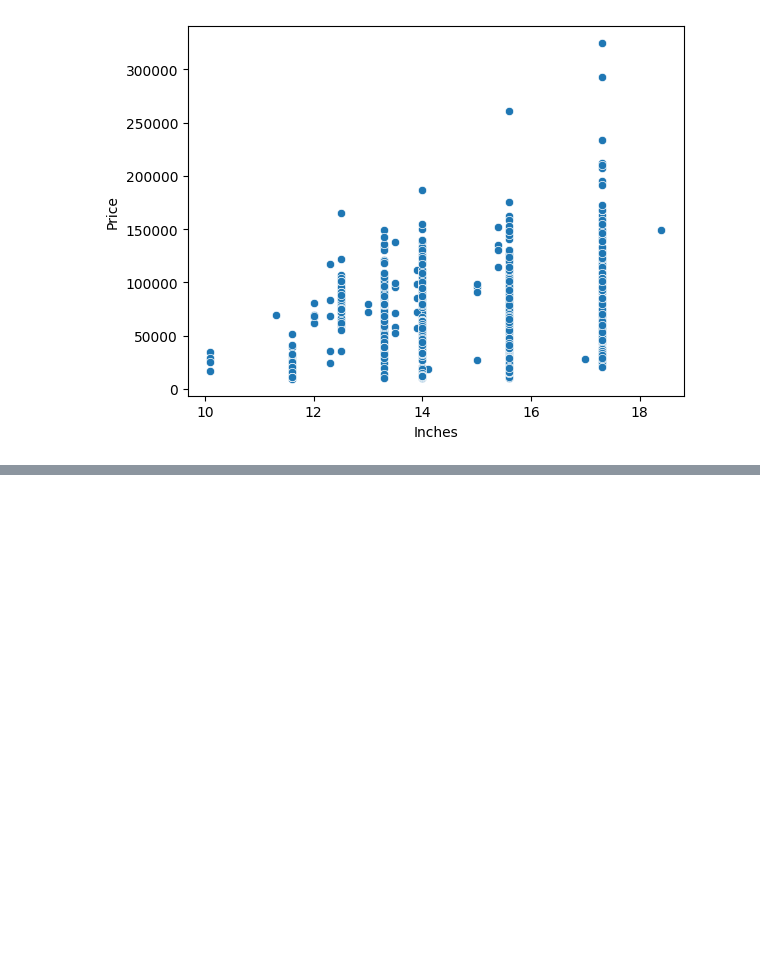
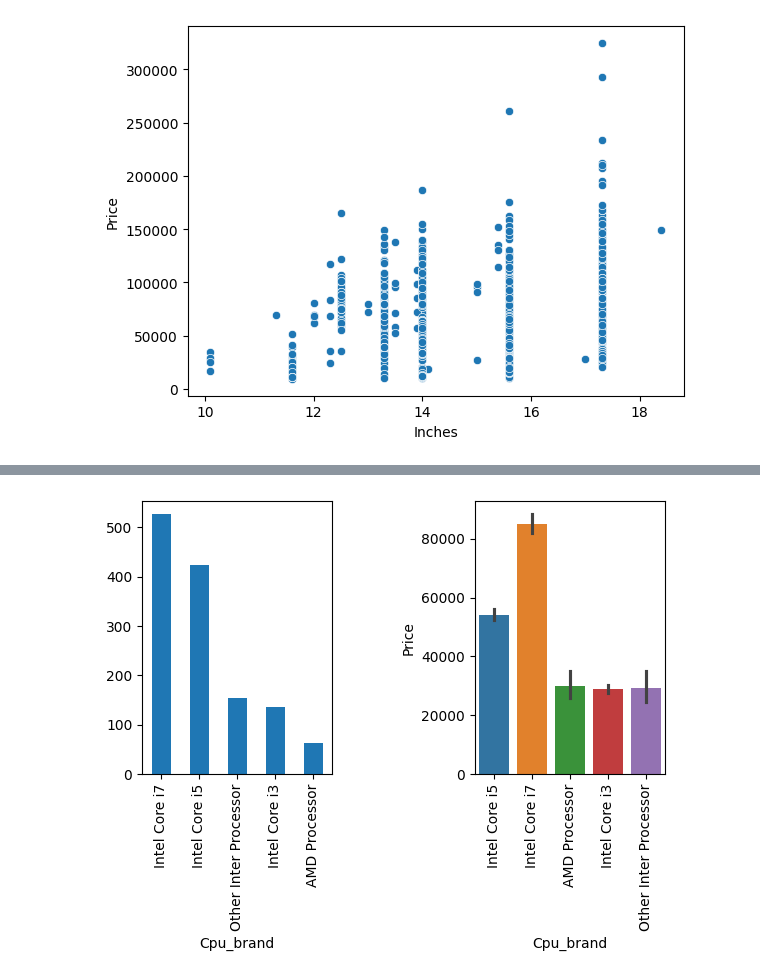
Before and after one commit to shivshankarsajeev/laptop-price, a Jupyter notebook: notebook.ipynb, the cells around one changed output, grey strips where cells are left out. Saved outputs shown, nothing was run; the diff lists cells and outputs as text; code cells hidden in the pictures; blank space fills up the shorter version.

```diff
--- a/notebook.ipynb
+++ b/notebook.ipynb
@@ -122,0 +180,2 @@ sns.scatterplot(data=data, x='Inches', y='Price')
+# %%
+df = df.drop(columns=['Inches','X_res','Y_res'])
@@ -123 +198,3 @@ sns.scatterplot(data=data, x='Inches', y='Price')
+# %%
+df['Cpu_new'] = df['Cpu'].apply(lambda x: " ".join(x.split()[0:3]))
 # %%
@@ -128,0 +220,22 @@ df.head(2)
+# %%
+def fetch_processor(txt):
+    if txt == 'Intel Core i7' or txt == 'Intel Core i5' or txt == 'Intel Core i3':
+        return txt
+    else:
+        if txt.split()[0] == 'Intel':
+            return 'Other Inter Processor'
+        else :
+            return 'AMD Processor'
+# %%
+df['Cpu_brand'] = df['Cpu_new'].apply(fetch_processor)
+# %%
+plt.subplot(1,2,1)
+df['Cpu_brand'].value_counts().plot(kind='bar')
+
+plt.subplot(1,2,2)
+sns.barplot(data=df, x ='Cpu_brand', y ='Price', hue = 'Cpu_brand', legend=None)
+plt.tight_layout(w_pad=5)
+plt.xticks(rotation=90)
+plt.show()
+# %% [output]
+[figure, added]
```
Also changed, not shown: parts of 16 cells of this notebook.
